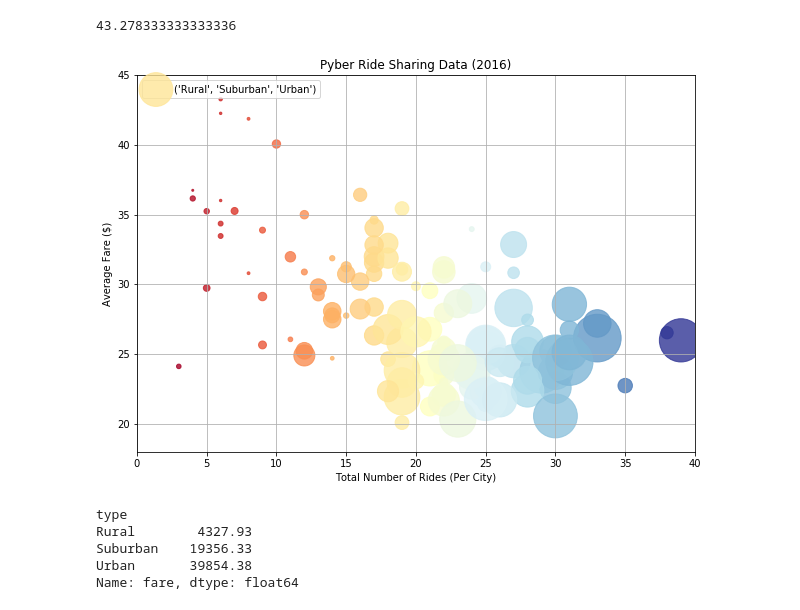
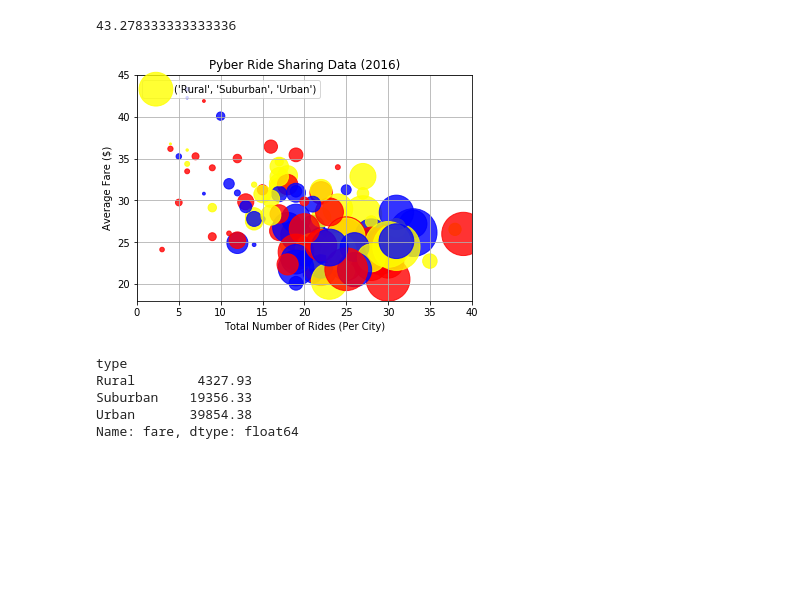
Before and after one commit to erjacobs2/Matplotlib, a Jupyter notebook: Pyber.ipynb, the cells around one changed output. Cells and saved outputs as stored; diff of their text form; code cells hidden in the pictures; blank space fills up the shorter version.

Commit message:
Colors

```diff
--- a/Pyber.ipynb
+++ b/Pyber.ipynb
@@ -50,7 +50,7 @@ fare = city_ride_df.groupby('city')["fare"].mean()
 driver = city_ride_df.groupby('city')['driver_count'].sum()
 
 #colors = ("Yellow", "Blue", "Orange")
-#colors = ("inferno", "cividis", "cool") <== won't recognize these or the ones above
+#colors = ("inferno", "cividis", "cool")
 
 #rural = city_ride_df.loc[city_ride_df.loc["type"] == "Rural"]
 #suburban = city_ride_df.loc[city_ride_df.loc["type"] == "Suburban"]
@@ -60,41 +60,42 @@ driver = city_ride_df.groupby('city')['driver_count'].sum()
 #data = (rural, suburban, urban)
 groups = ("Rural", "Suburban", "Urban")
 #colors = ("RdYlBu")
-#colors = ("yellow", "blue", "orange")
+colors = ("yellow", "blue", "orange")
 
-fig = plt.figure(facecolor='white', figsize=(10,10))
+fig = plt.figure(facecolor='white', figsize=(6,6))
 ax = fig.add_subplot(111, aspect='equal')
 ax.grid(True)
 #for data, colors, groups in zip(data, colors, groups):
-scatter = ax.scatter(type_city, fare, s = driver, c=type_city, cmap=colors, alpha=0.80, label = groups)
+scatter = ax.scatter(type_city, fare, s = driver, c=colors, alpha=0.80, label = groups)
     #scatter = ax.scatter(type_city, fare, s = driver, alpha=0.80)
 #scatter.set_sizes(driver)
 #scatter.set_sizes(np.ones(driver.size)*100)
 ax.axis([0, 40, 18, 45])
 fig.canvas.draw()
 #scatter.set_sizes(driver)
 #plt.scatter(type_city, fare, edgecolors='none')
 plt.xlabel("Total Number of Rides (Per City)")
 plt.ylabel("Average Fare ($)")
 plt.title("Pyber Ride Sharing Data (2016)")
 plt.legend(loc=2)
+#tie legend to something
 plt.show()
 
 #data = (g1, g2, g3)
 #colors = ("red", "green", "blue")
 #groups = ("coffee", "tea", "water")
 #for data, color, group in zip(data, colors, groups):
     #x, y = data
     #ax.scatter(x, y, alpha=0.8, c=color, edgecolors='none', s=30, label=group)
 #fig, ax = plt.subplots()
 #for color in ['red', 'green', 'blue']:
     #n = 750
     #x, y = rand(2, n)
     #scale = 200.0 * rand(n)
     #ax.scatter(x, y, c=color, s=scale, label=color,
                #alpha=0.3, edgecolors='none')
 # %% [output]
-[figure, old version]
+[figure, new version]
 # %%
 fares = city_ride_df.groupby('type')['fare'].sum()
 fares.head()
```
